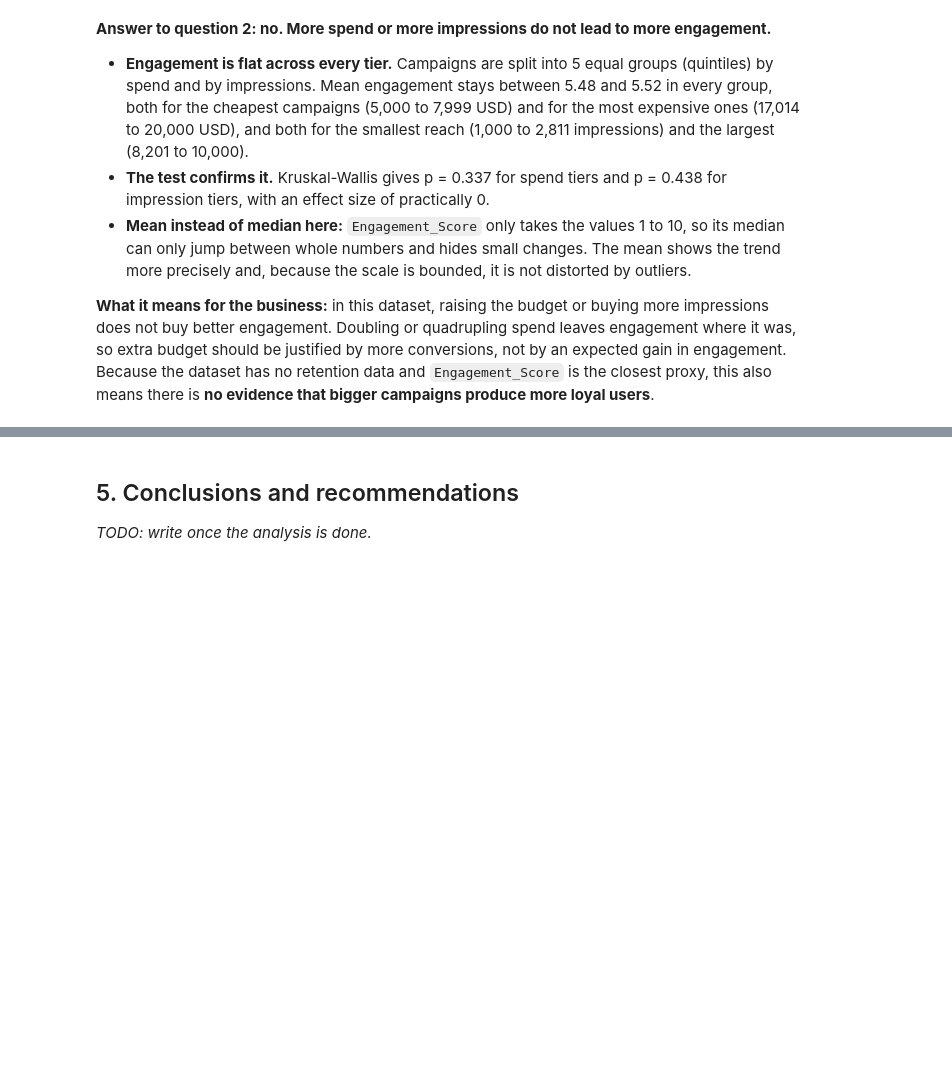
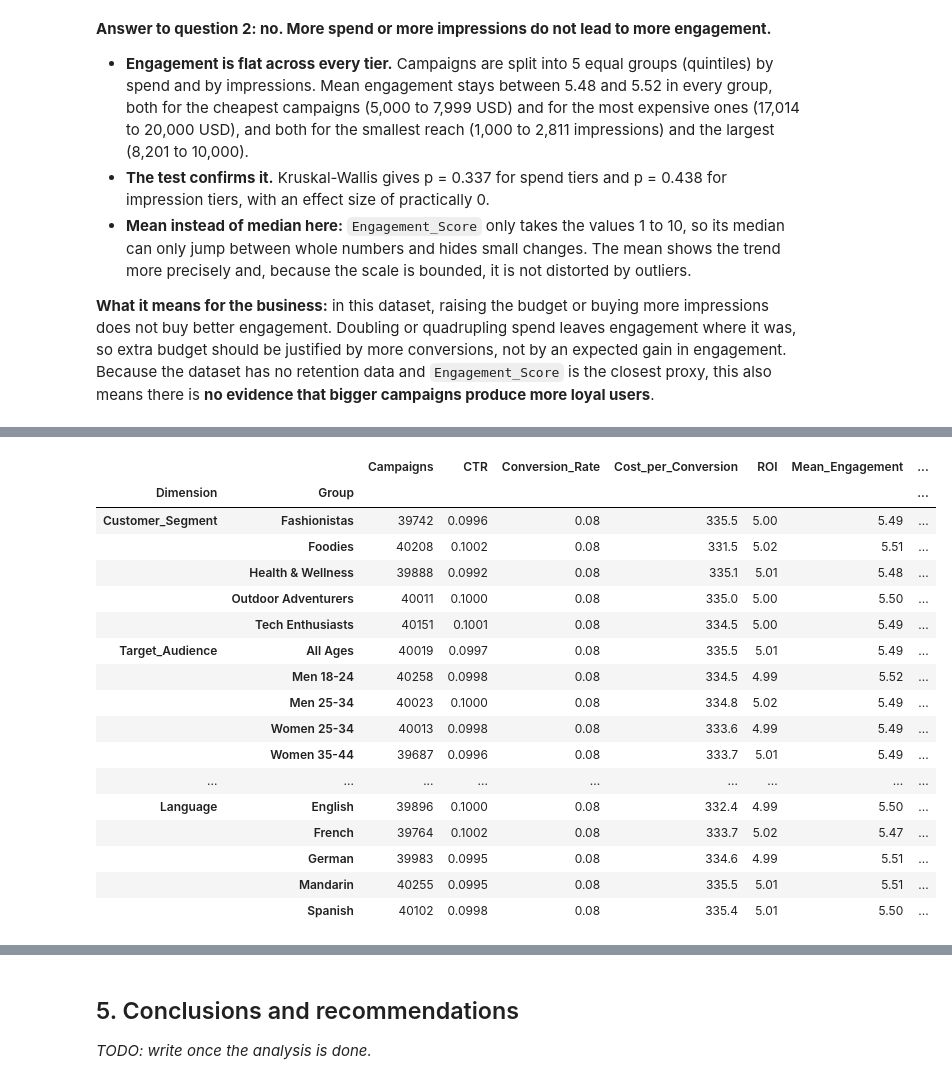
Before and after one commit to IA-P1-BCN/EDA_project_by_Rita, a Jupyter notebook: notebooks/01_eda_marketing_campaigns.ipynb, the cells around one changed output, grey strips where cells are left out. Saved outputs shown, nothing was run; the diff lists cells and outputs as text; code cells hidden in the pictures; blank space fills up the shorter version.

```diff
--- a/notebooks/01_eda_marketing_campaigns.ipynb
+++ b/notebooks/01_eda_marketing_campaigns.ipynb
@@ -751,0 +758,46 @@ plt.show()
+# %%
+dimensions = {
+    "Customer_Segment": "Customer segment",
+    "Target_Audience": "Target audience",
+    "Location": "City",
+    "Language": "Language",
+}
+
+# Same summary for every dimension, stacked into one table (Dimension, Group)
+audience_summary = pd.concat(
+    {
+        dimension: df_clean.groupby(dimension).agg(
+            Campaigns=("Campaign_ID", "count"),
+            CTR=("CTR", "median"),
+            Conversion_Rate=("Conversion_Rate", "median"),
+            Cost_per_Conversion=("Cost_per_Conversion", "median"),
+            ROI=("ROI", "median"),
+            Mean_Engagement=("Engagement_Score", "mean"),
+            High_Cost_Share=("High_Cost_Outlier", "mean"),
+        )
+        for dimension in dimensions
+    },
+    names=["Dimension", "Group"],
+)
+
+audience_summary.round({"CTR": 4, "Conversion_Rate": 2, "Cost_per_Conversion": 1,
+                        "ROI": 2, "Mean_Engagement": 2, "High_Cost_Share": 4})
+# %% [output]
+|  |  | Campaigns | CTR | Conversion_Rate | Cost_per_Conversion | ROI | Mean_Engagement | ... |
+| Dimension | Group |  |  |  |  |  |  | ... |
+| Customer_Segment | Fashionistas | 39742 | 0.0996 | 0.08 | 335.5 | 5.00 | 5.49 | ... |
+|  | Foodies | 40208 | 0.1002 | 0.08 | 331.5 | 5.02 | 5.51 | ... |
+|  | Health & Wellness | 39888 | 0.0992 | 0.08 | 335.1 | 5.01 | 5.48 | ... |
+|  | Outdoor Adventurers | 40011 | 0.1000 | 0.08 | 335.0 | 5.00 | 5.50 | ... |
+|  | Tech Enthusiasts | 40151 | 0.1001 | 0.08 | 334.5 | 5.00 | 5.49 | ... |
+| Target_Audience | All Ages | 40019 | 0.0997 | 0.08 | 335.5 | 5.01 | 5.49 | ... |
+|  | Men 18-24 | 40258 | 0.0998 | 0.08 | 334.5 | 4.99 | 5.52 | ... |
+|  | Men 25-34 | 40023 | 0.1000 | 0.08 | 334.8 | 5.02 | 5.49 | ... |
+|  | Women 25-34 | 40013 | 0.0998 | 0.08 | 333.6 | 4.99 | 5.49 | ... |
+|  | Women 35-44 | 39687 | 0.0996 | 0.08 | 333.7 | 5.01 | 5.49 | ... |
+| ... | ... | ... | ... | ... | ... | ... | ... | ... |
+| Language | English | 39896 | 0.1000 | 0.08 | 332.4 | 4.99 | 5.50 | ... |
+|  | French | 39764 | 0.1002 | 0.08 | 333.7 | 5.02 | 5.47 | ... |
+|  | German | 39983 | 0.0995 | 0.08 | 334.6 | 4.99 | 5.51 | ... |
+|  | Mandarin | 40255 | 0.0995 | 0.08 | 335.5 | 5.01 | 5.51 | ... |
+|  | Spanish | 40102 | 0.0998 | 0.08 | 335.4 | 5.01 | 5.50 | ... |
```
Also changed, not shown: parts of 6 cells of this notebook, 1 other file.
